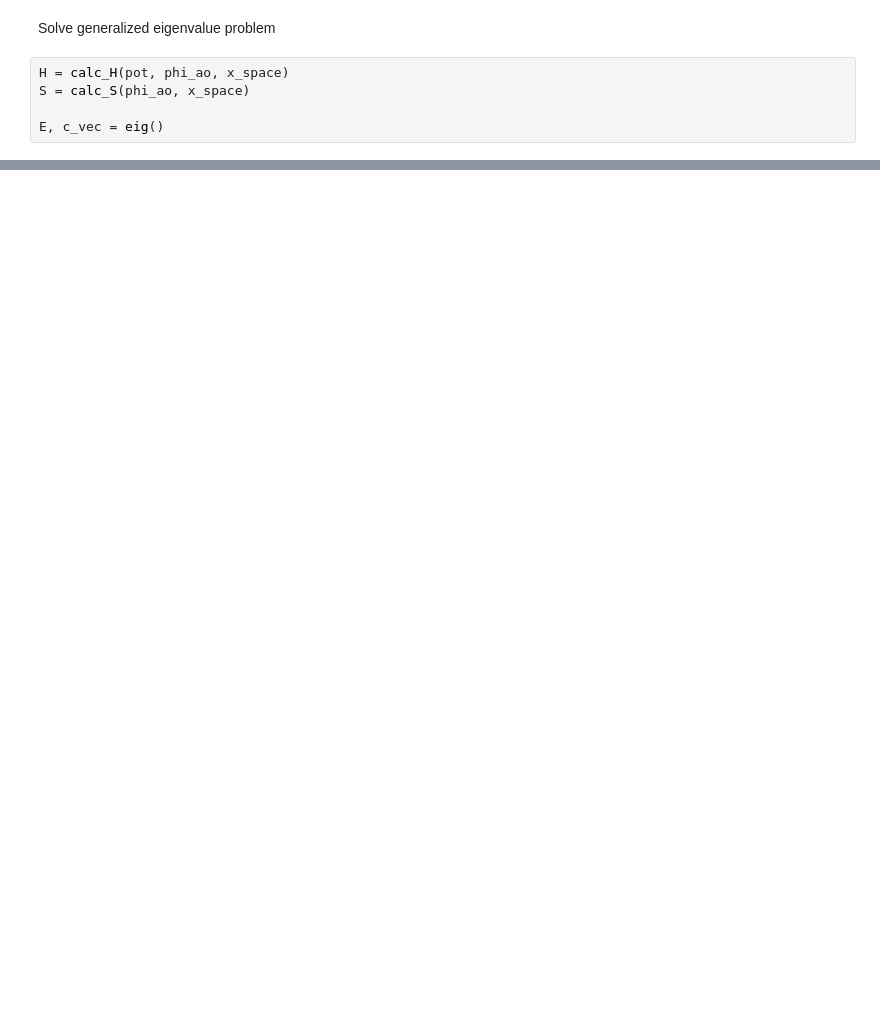
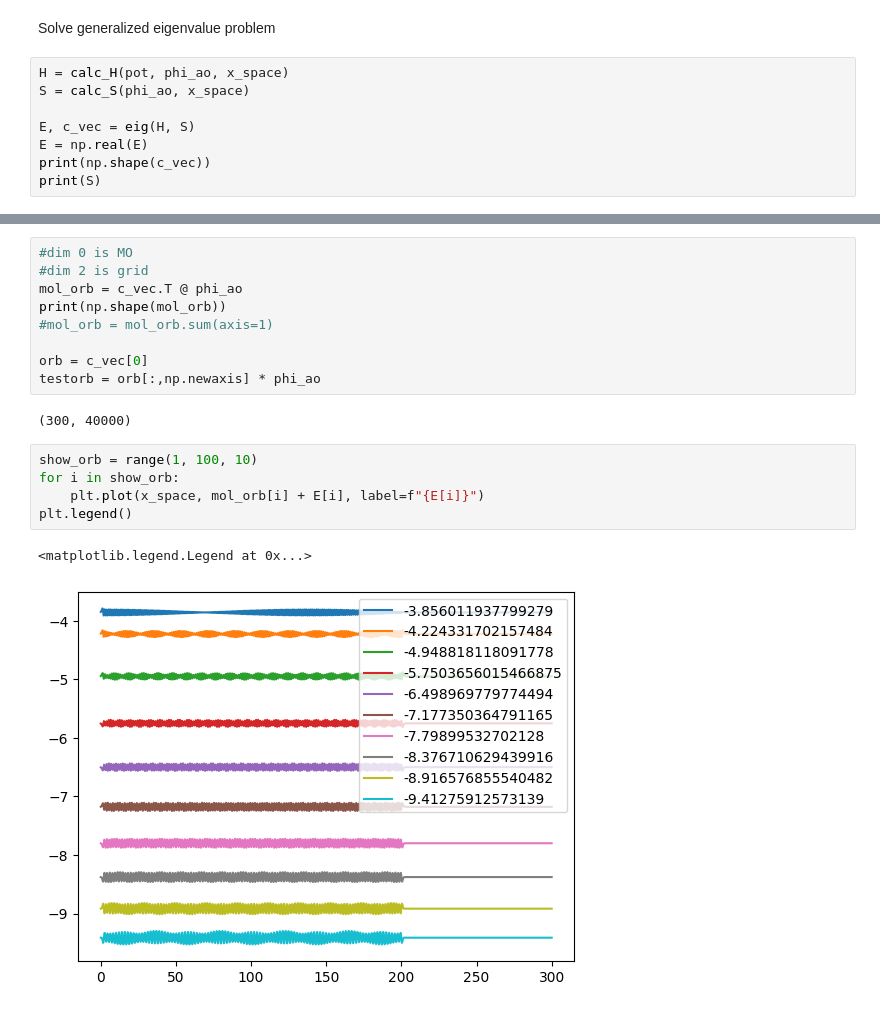
Before and after one commit to JuKoWi/numerov-LCAO, a Jupyter notebook: excercise2/numerov_LCAO.ipynb, the cells around one changed output, grey strips where cells are left out. Drawn from its saved outputs; the diff is of its cells as text; blank space fills up the shorter version.

```diff
--- a/excercise2/numerov_LCAO.ipynb
+++ b/excercise2/numerov_LCAO.ipynb
@@ -180,4 +176,7 @@ Solve generalized eigenvalue problem
 H = calc_H(pot, phi_ao, x_space)
 S = calc_S(phi_ao, x_space)
 
-E, c_vec = eig()
+E, c_vec = eig(H, S)
+E = np.real(E)
+print(np.shape(c_vec))
+print(S)
@@ -183,0 +198,19 @@ E, c_vec = eig()
+# %%
+#dim 0 is MO
+#dim 2 is grid
+mol_orb = c_vec.T @ phi_ao
+print(np.shape(mol_orb))
+#mol_orb = mol_orb.sum(axis=1)
+
+orb = c_vec[0]
+testorb = orb[:,np.newaxis] * phi_ao
+# %% [output]
+(300, 40000)
+# %%
+show_orb = range(1, 100, 10)
+for i in show_orb:
+    plt.plot(x_space, mol_orb[i] + E[i], label=f"{E[i]}")
+plt.legend()
+# %% [output]
+<matplotlib.legend.Legend at 0x...>
+[figure, added]
```
Also changed, not shown: parts of 7 cells of this notebook.
